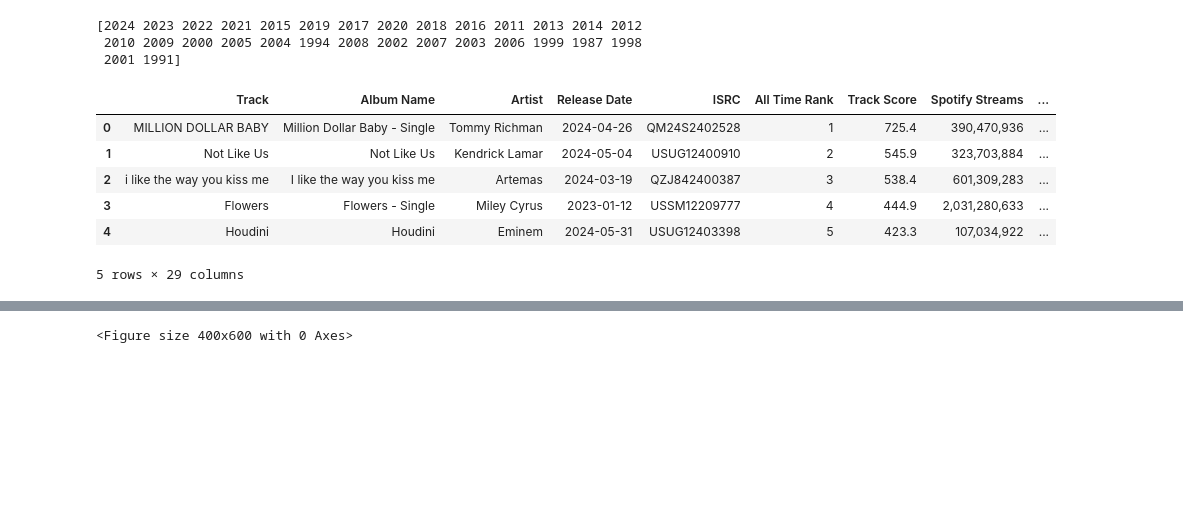
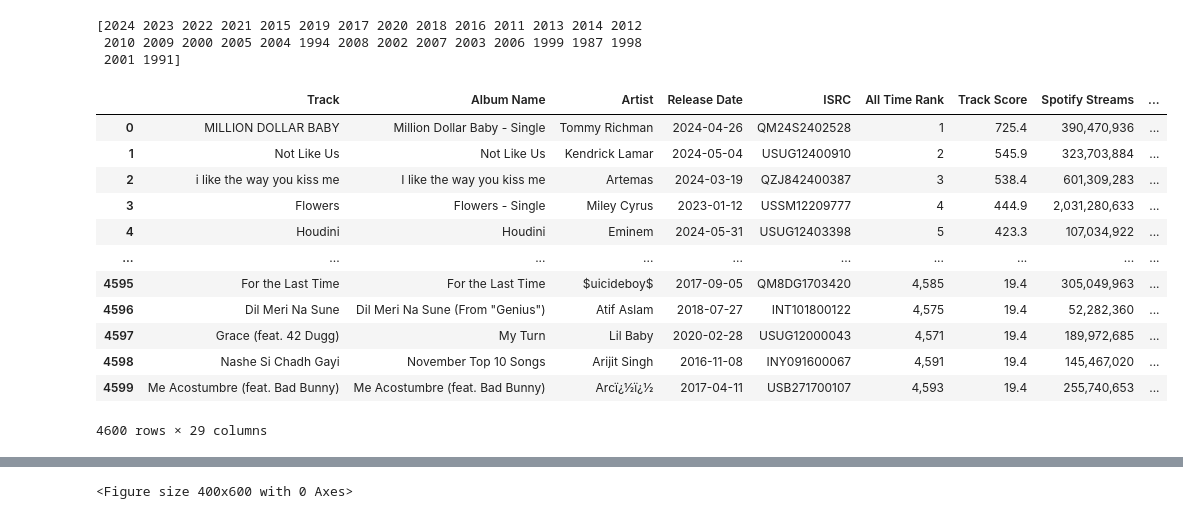
Before and after one commit to nlicari1/Songs_Streamed_2024, a Jupyter notebook: streamed_songs.ipynb, the cells around one changed output, grey strips where cells are left out. Saved outputs shown, nothing was run; the diff lists cells and outputs as text; code cells hidden in the pictures; blank space fills up the shorter version.

```diff
--- a/streamed_songs.ipynb
+++ b/streamed_songs.ipynb
@@ -49,12 +49,18 @@ print(songs_df.Year.unique())
  2010 2009 2000 2005 2004 1994 2008 2002 2007 2003 2006 1999 1987 1998
  2001 1991]
 # %%
-songs_df.head()
+songs_df
 # %% [output]
 |  | Track | Album Name | Artist | Release Date | ISRC | All Time Rank | Track Score | Spotify Streams | ... |
 | 0 | MILLION DOLLAR BABY | Million Dollar Baby - Single | Tommy Richman | 2024-04-26 | QM24S2402528 | 1 | 725.4 | 390,470,936 | ... |
 | 1 | Not Like Us | Not Like Us | Kendrick Lamar | 2024-05-04 | USUG12400910 | 2 | 545.9 | 323,703,884 | ... |
 | 2 | i like the way you kiss me | I like the way you kiss me | Artemas | 2024-03-19 | QZJ842400387 | 3 | 538.4 | 601,309,283 | ... |
 | 3 | Flowers | Flowers - Single | Miley Cyrus | 2023-01-12 | USSM12209777 | 4 | 444.9 | 2,031,280,633 | ... |
 | 4 | Houdini | Houdini | Eminem | 2024-05-31 | USUG12403398 | 5 | 423.3 | 107,034,922 | ... |
+| ... | ... | ... | ... | ... | ... | ... | ... | ... | ... |
+| 4595 | For the Last Time | For the Last Time | $uicideboy$ | 2017-09-05 | QM8DG1703420 | 4,585 | 19.4 | 305,049,963 | ... |
+| 4596 | Dil Meri Na Sune | Dil Meri Na Sune (From "Genius") | Atif Aslam | 2018-07-27 | INT101800122 | 4,575 | 19.4 | 52,282,360 | ... |
+| 4597 | Grace (feat. 42 Dugg) | My Turn | Lil Baby | 2020-02-28 | USUG12000043 | 4,571 | 19.4 | 189,972,685 | ... |
+| 4598 | Nashe Si Chadh Gayi | November Top 10 Songs | Arijit Singh | 2016-11-08 | INY091600067 | 4,591 | 19.4 | 145,467,020 | ... |
+| 4599 | Me Acostumbre (feat. Bad Bunny) | Me Acostumbre (feat. Bad Bunny) | Arcï¿½ï¿½ | 2017-04-11 | USB271700107 | 4,593 | 19.4 | 255,740,653 | ... |
-5 rows × 29 columns
+4600 rows × 29 columns
```
Also changed, not shown: parts of 5 cells of this notebook.
